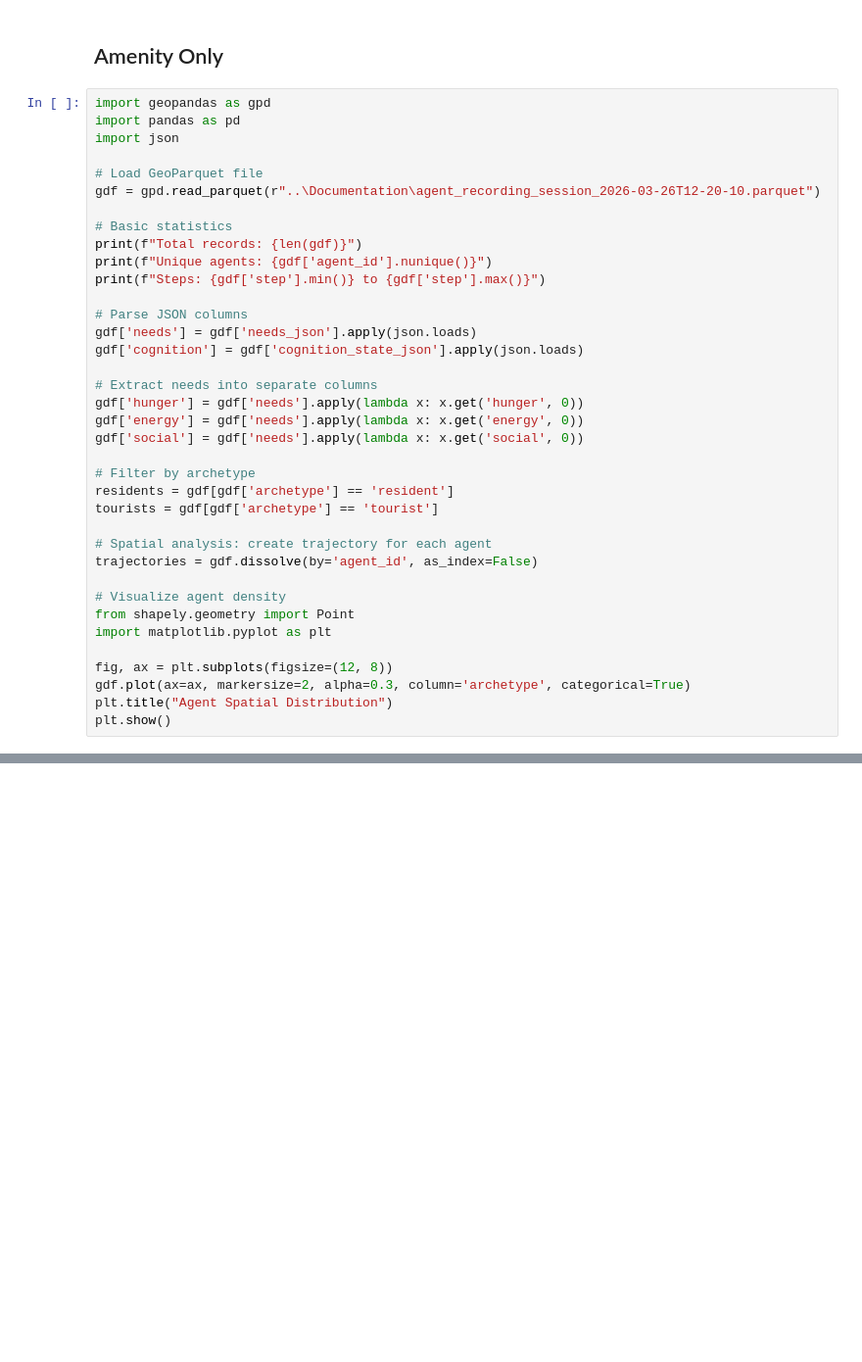
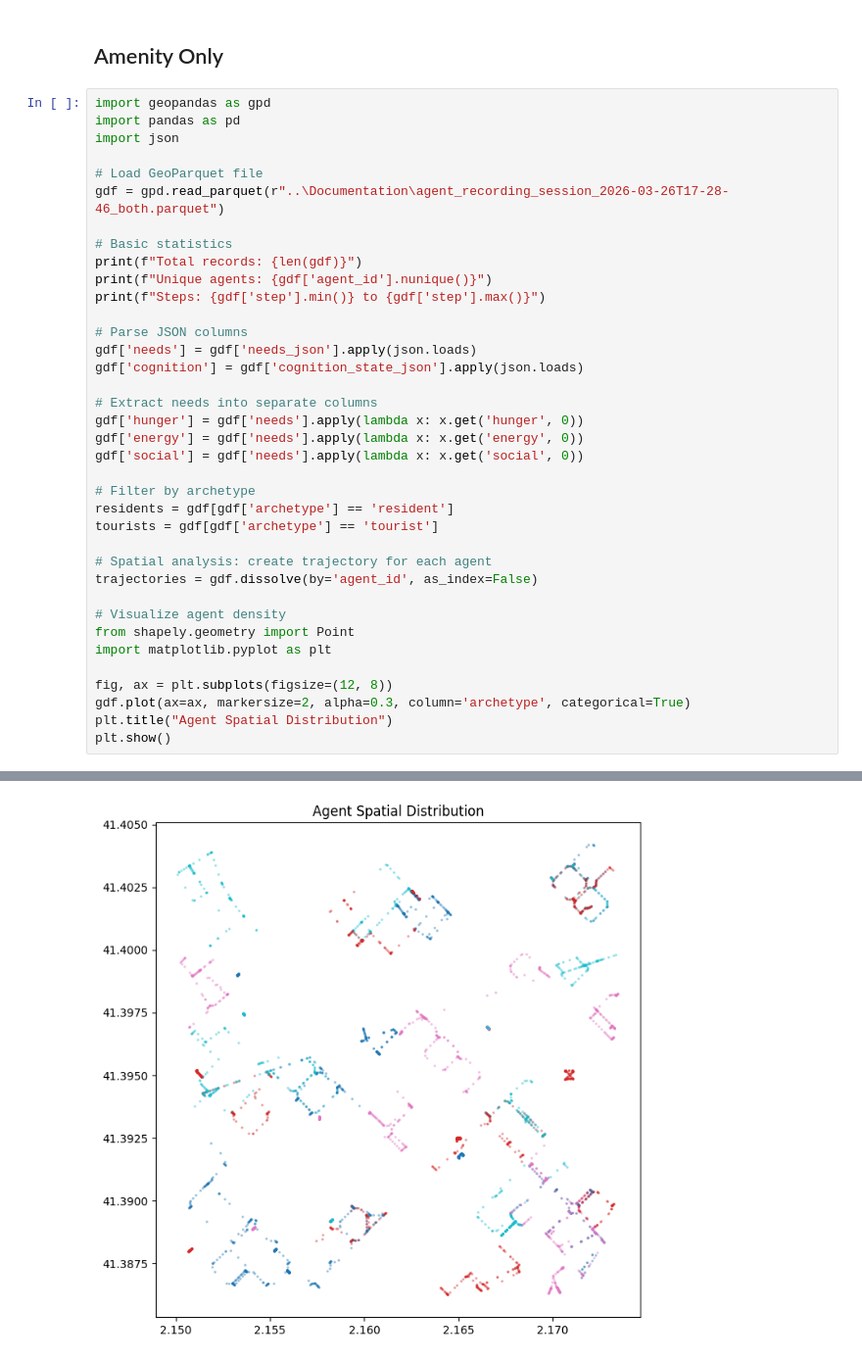
Before and after one commit to sahilyousafp/LLM-based-UrbanABM, a Jupyter notebook: scripts/analyse movement.ipynb, the cells around one changed output, grey strips where cells are left out. Shown at 98% size. Drawn from its saved outputs; the diff is of its cells as text; blank space fills up the shorter version.

```diff
--- a/scripts/analyse movement.ipynb
+++ b/scripts/analyse movement.ipynb
@@ -89,7 +94,7 @@ import pandas as pd
 import json
 
 # Load GeoParquet file
-gdf = gpd.read_parquet(r"..\Documentation\agent_recording_session_2026-03-26T12-20-10.parquet")
+gdf = gpd.read_parquet(r"..\Documentation\agent_recording_session_2026-03-26T17-28-46_both.parquet")
 
 # Basic statistics
 print(f"Total records: {len(gdf)}")
@@ -120,3 +125,4 @@ fig, ax = plt.subplots(figsize=(12, 8))
 gdf.plot(ax=ax, markersize=2, alpha=0.3, column='archetype', categorical=True)
 plt.title("Agent Spatial Distribution")
 plt.show()
+# %% [output]
@@ -122,0 +132 @@ plt.show()
+[figure, added]
```
Also changed, not shown: parts of 3 cells of this notebook, 25 other files.
